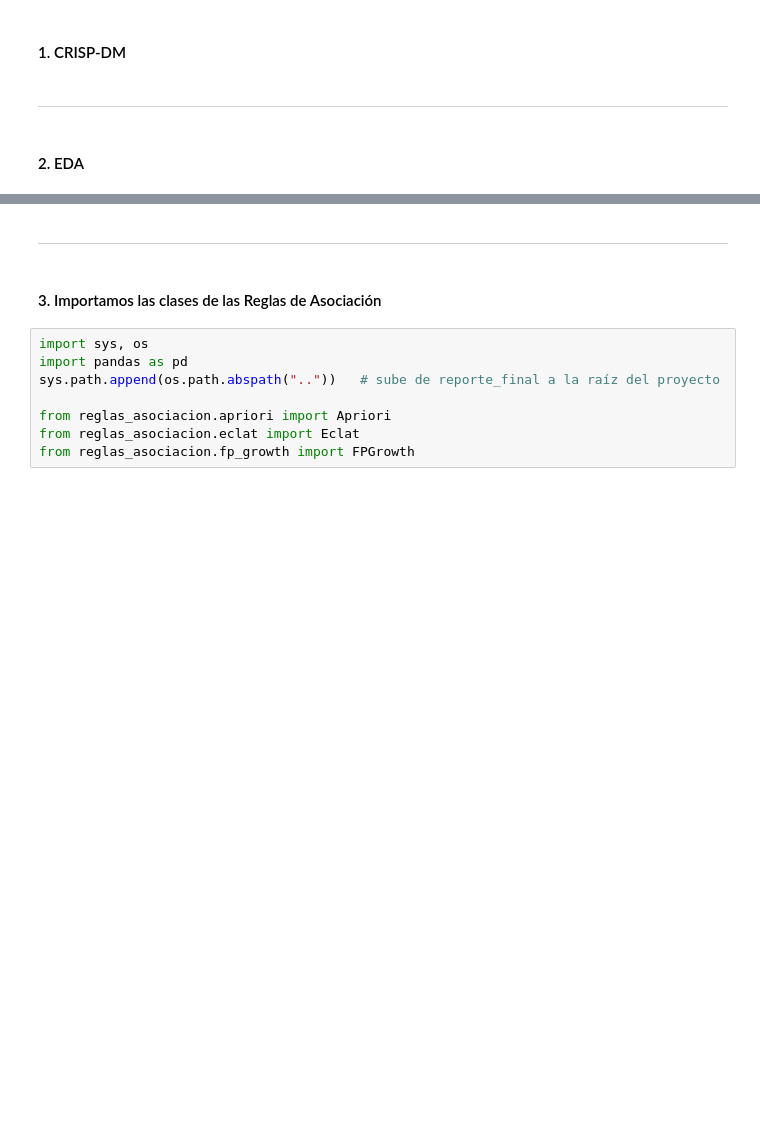
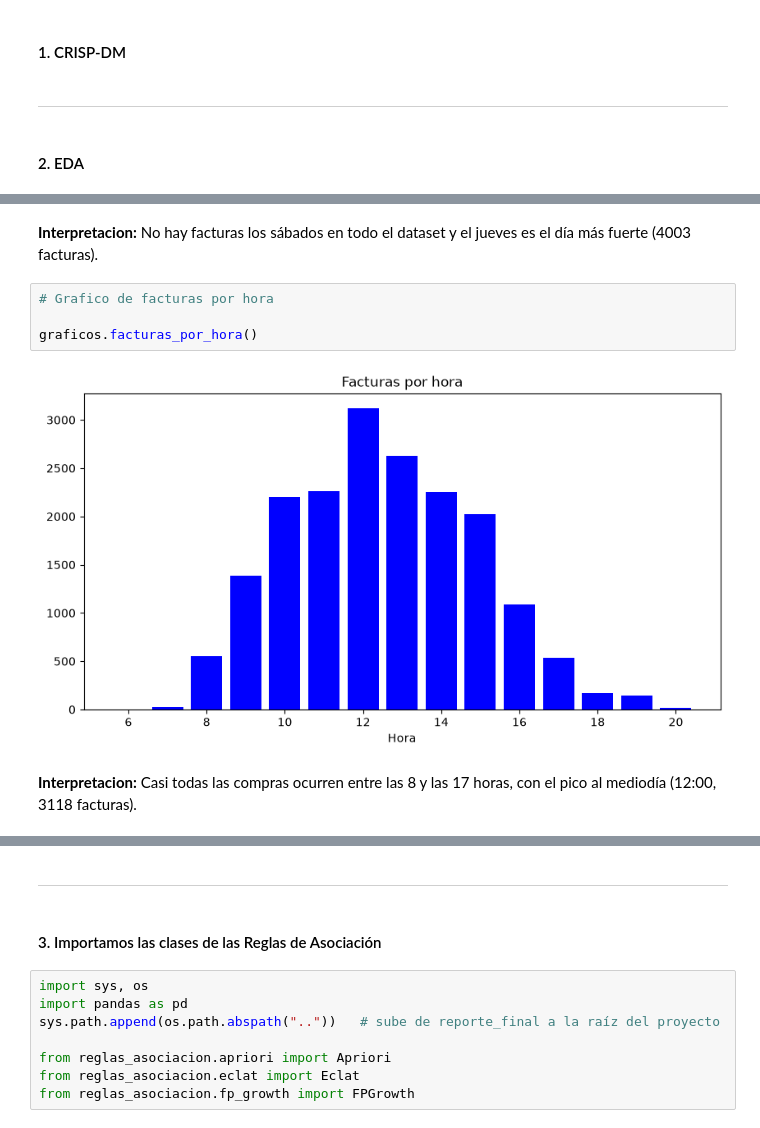
Before and after one commit to SharonOG23/Proyecto_MineriaDeDatosII, a Jupyter notebook: reporte_final/reporte_final.ipynb, the cells around one changed output, grey strips where cells are left out. Drawn from its saved outputs; the diff is of its cells as text; blank space fills up the shorter version.

```diff
--- a/reporte_final/reporte_final.ipynb
+++ b/reporte_final/reporte_final.ipynb
@@ -34,0 +114,10 @@ Para las reglas de asociación se usó una muestra de **2,000 registros**. Se se
+# %% [markdown]
+**Interpretacion:** No hay facturas los sábados en todo el dataset y el jueves es el día más fuerte (4003 facturas).
+# %%
+# Grafico de facturas por hora
+
+graficos.facturas_por_hora()
+# %% [output]
+[figure, added]
+# %% [markdown]
+**Interpretacion:** Casi todas las compras ocurren entre las 8 y las 17 horas, con el pico al mediodía (12:00, 3118 facturas).
```
Also changed, not shown: parts of 12 cells of this notebook, 1 other file.
